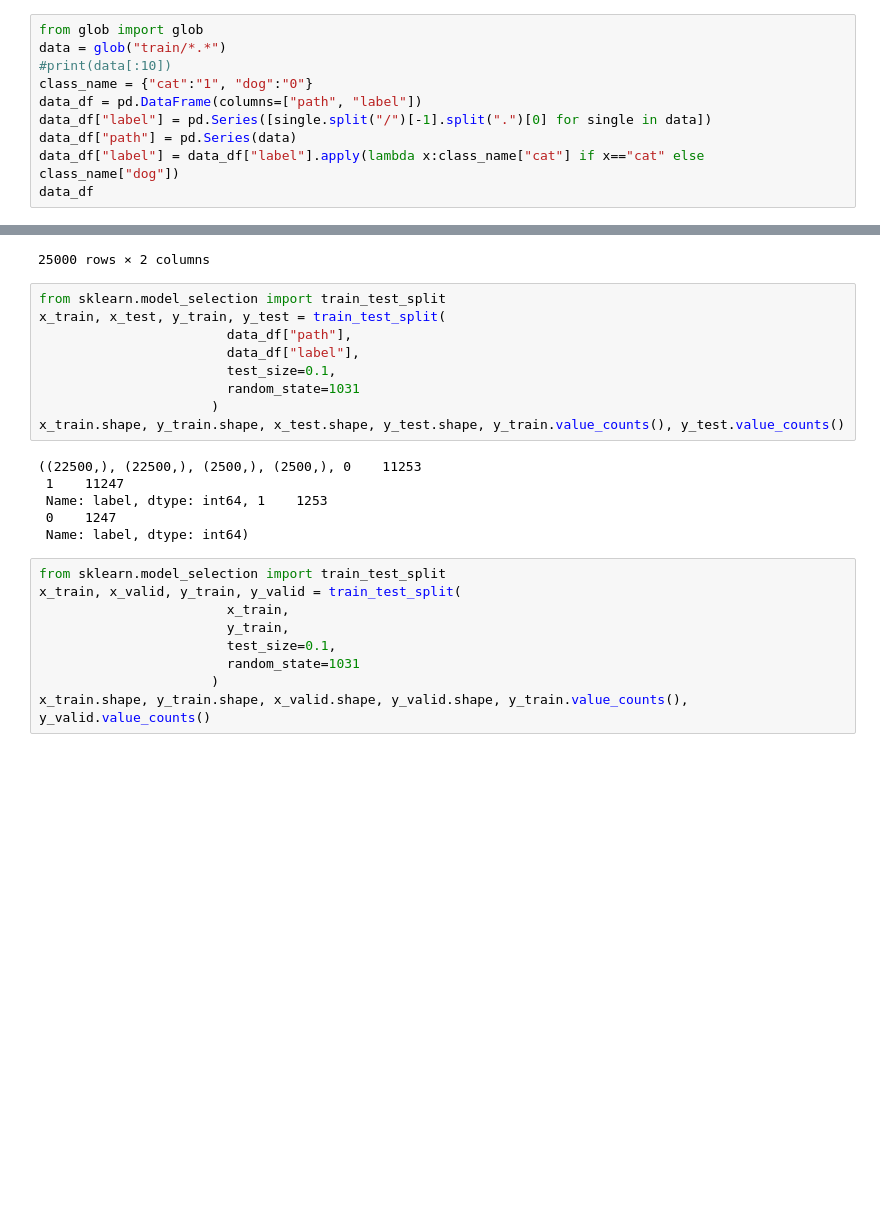
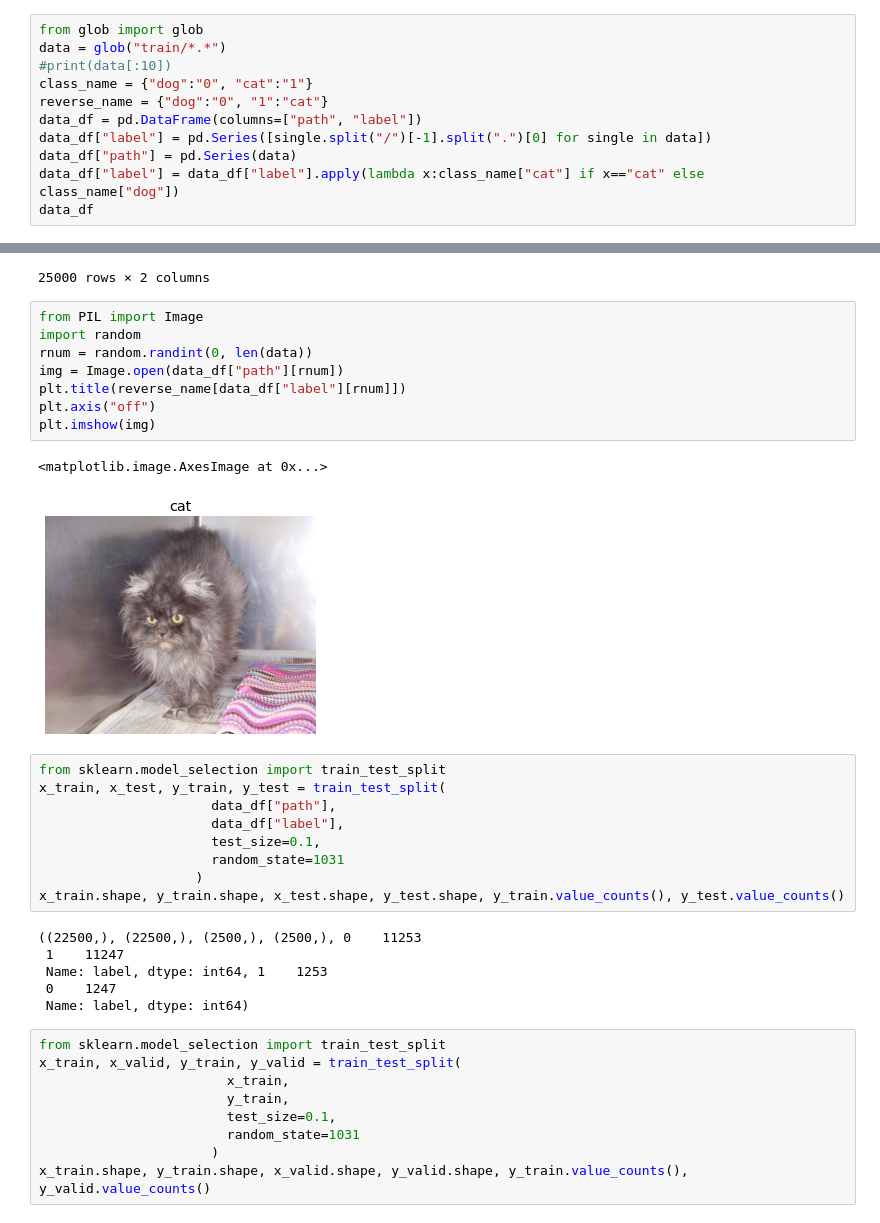
Before and after one commit to babymlin/dog_cat_99.24, a Jupyter notebook: Transfor_Learning_dog_cat.ipynb, the cells around one changed output, grey strips where cells are left out. Saved outputs shown, nothing was run; the diff lists cells and outputs as text; blank space fills up the shorter version.

```diff
--- a/Transfor_Learning_dog_cat.ipynb
+++ b/Transfor_Learning_dog_cat.ipynb
@@ -19,7 +19,8 @@ To: /content/train.zip
 from glob import glob
 data = glob("train/*.*")
 #print(data[:10])
-class_name = {"cat":"1", "dog":"0"}
+class_name = {"dog":"0", "cat":"1"}
+reverse_name = {"dog":"0", "1":"cat"}
 data_df = pd.DataFrame(columns=["path", "label"])
 data_df["label"] = pd.Series([single.split("/")[-1].split(".")[0] for single in data])
 data_df["path"] = pd.Series(data)
@@ -39,14 +40,25 @@ data_df
 | 24998 | train/cat.5773.jpg | 1 |
 | 24999 | train/cat.11598.jpg | 1 |
 25000 rows × 2 columns
+# %%
+from PIL import Image
+import random
+rnum = random.randint(0, len(data))
+img = Image.open(data_df["path"][rnum])
+plt.title(reverse_name[data_df["label"][rnum]])
+plt.axis("off")
+plt.imshow(img)
+# %% [output]
+<matplotlib.image.AxesImage at 0x...>
+[figure, added]
 # %%
 from sklearn.model_selection import train_test_split
 x_train, x_test, y_train, y_test = train_test_split(
-                        data_df["path"],
-                        data_df["label"],
-                        test_size=0.1,
-                        random_state=1031
-                      )
+                      data_df["path"],
+                      data_df["label"],
+                      test_size=0.1,
+                      random_state=1031
+                    )
 x_train.shape, y_train.shape, x_test.shape, y_test.shape, y_train.value_counts(), y_test.value_counts()
 # %% [output]
 ((22500,), (22500,), (2500,), (2500,), 0    11253
```
Also changed, not shown: parts of 8 cells of this notebook.
